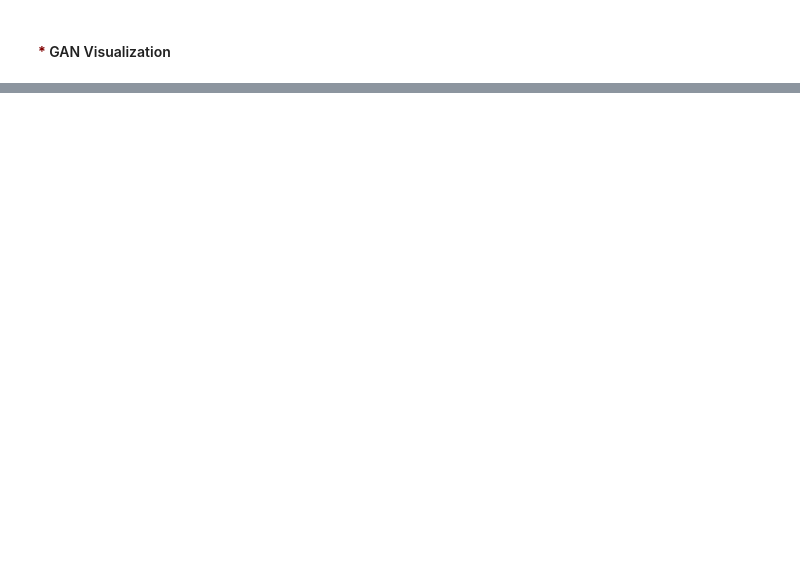
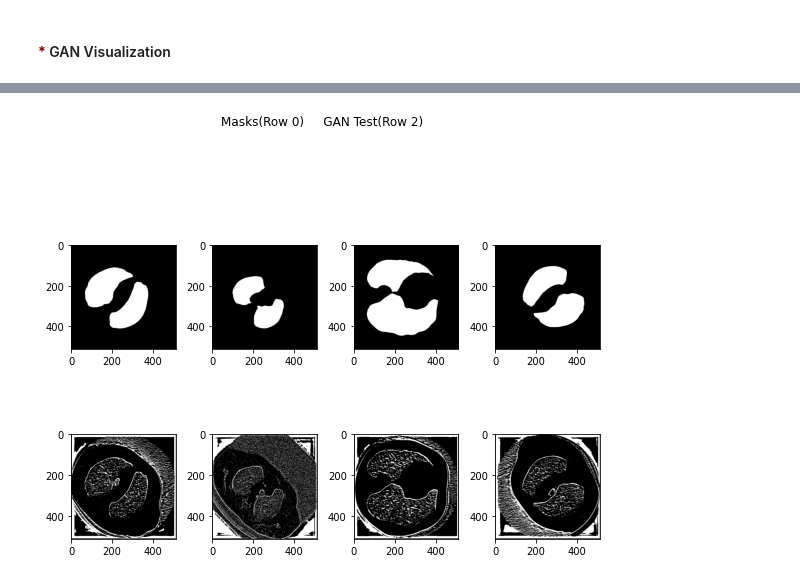
Before and after one commit to seyhosseini/AML-AVGAN-22, a Jupyter notebook: Phase2_Lung_Segmentation_GAN.ipynb, the cells around one changed output, grey strips where cells are left out. Cells and saved outputs as stored; diff of their text form; code cells hidden in the pictures; blank space fills up the shorter version.

```diff
--- a/Phase2_Lung_Segmentation_GAN.ipynb
+++ b/Phase2_Lung_Segmentation_GAN.ipynb
@@ -1584,27 +1586,29 @@ print(os.getcwd())
 # %%
 """
 Step 5: Visualizing file outputs
 """
 import matplotlib.image as img
 
 
-masks =  ImageReferences_GAN[1]
-predictions =  ImageReferences_GAN[2]
+masks =  ImageReferences_GAN[0]
+predictions =  ImageReferences_GAN[1]
 
 # Grab the file from the local file folders
 
-fig ,ax = plt.subplots(3,4,figsize=(8,8))
-# fig.set_tight_layout(True)
-fig.suptitle("Scans(Row 0)     Masks(Row 1)     UNet_MOD Test(Row 2)")
+fig ,ax = plt.subplots(2,4,figsize=(8,8))
+fig.set_tight_layout(True)
+fig.suptitle("Masks(Row 0)     GAN Test(Row 2)")
 
 for i in range(4):
 
   rand_indx = np.random.randint(0,len(testLoader)-1)
   # tempIn = img.imread("input/"+inputs[rand_indx])
   tempMask = img.imread("masks_GAN/"+masks[rand_indx])
   tempPreds = img.imread("preds_GAN/"+predictions[rand_indx])
 
 
   # ax[0][i].imshow(tempIn)
   ax[0][i].imshow(tempMask)
   ax[1][i].imshow(tempPreds)
+# %% [output]
+[figure, added]
```
Also changed, not shown: parts of 9 cells of this notebook.
